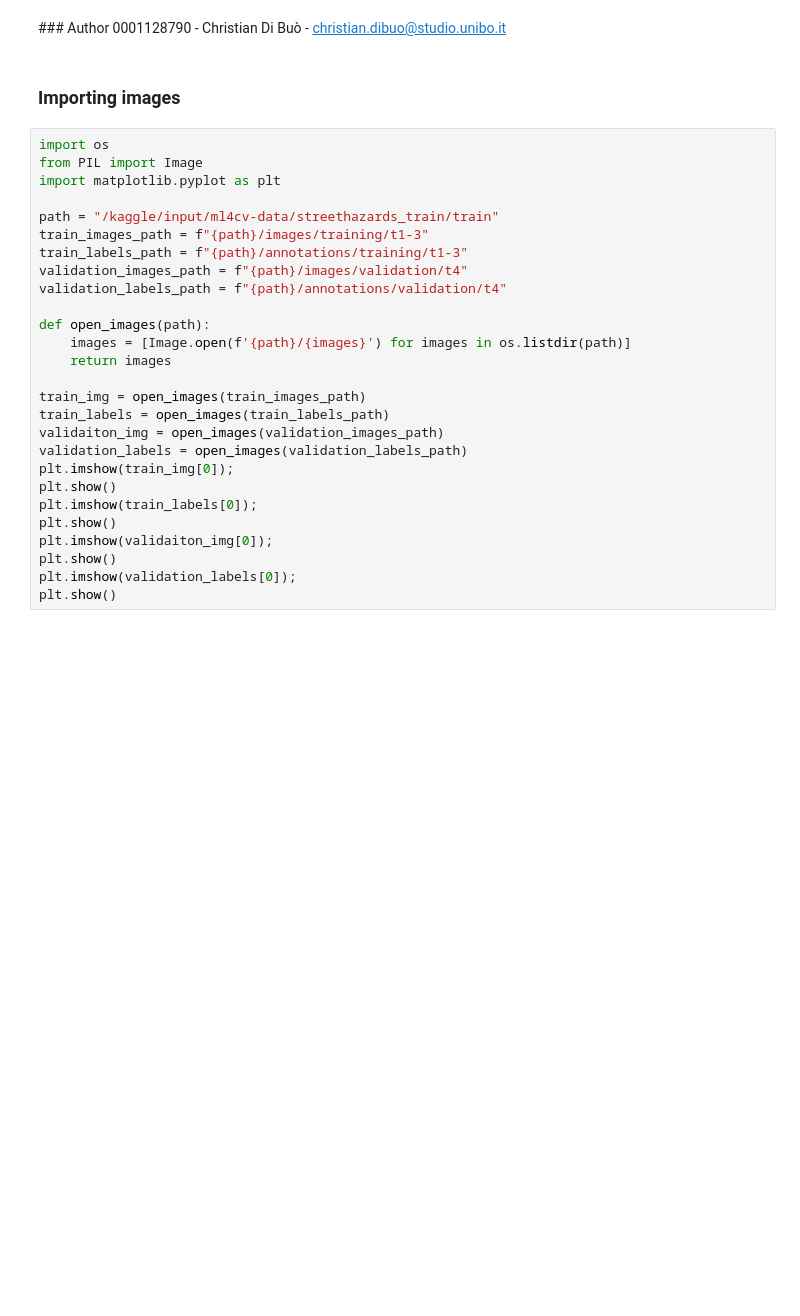
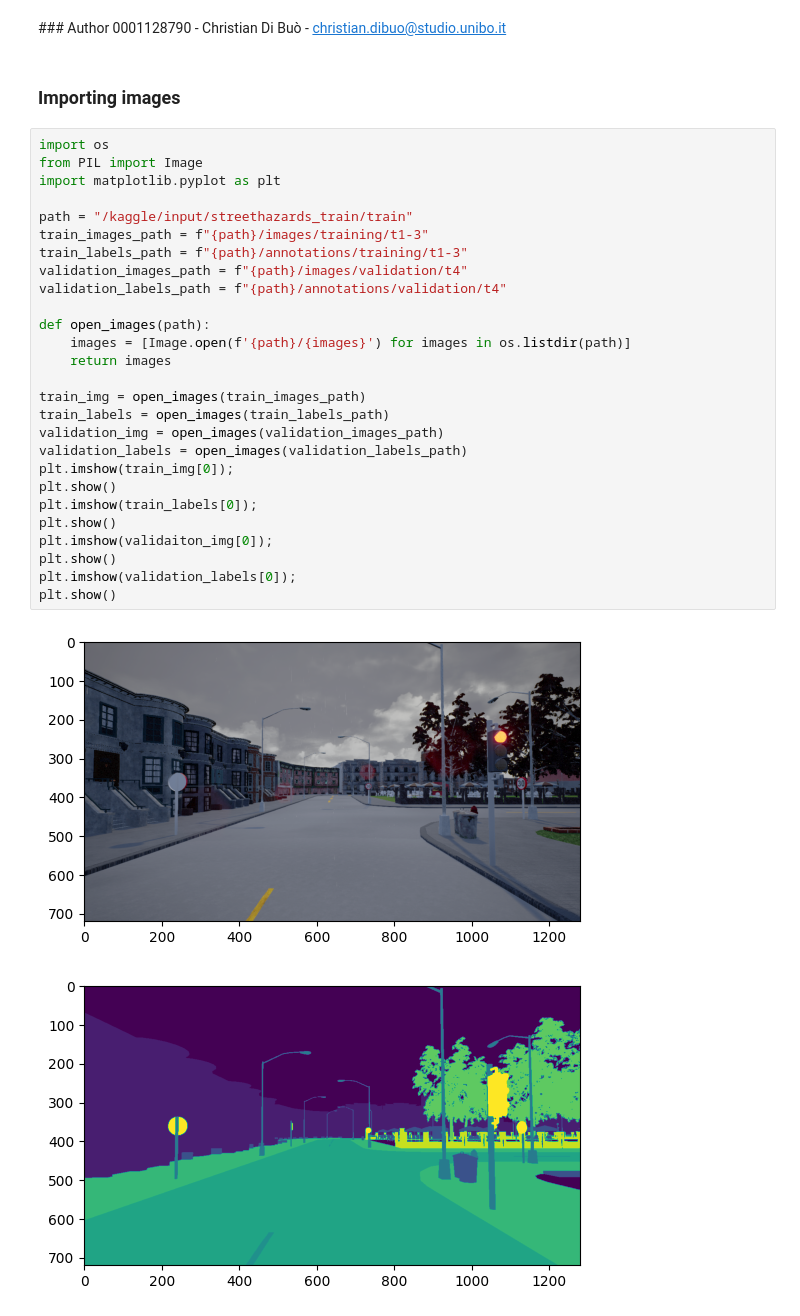
Before and after one commit to christiandibuo/ML4CV---Assignment, a Jupyter notebook: ml4cv_main.ipynb, the cells around one changed output. Drawn from its saved outputs; the diff is of its cells as text; blank space fills up the shorter version.

```diff
--- a/ml4cv_main.ipynb
+++ b/ml4cv_main.ipynb
@@ -6,27 +6,30 @@
 # %%
 import os
 from PIL import Image
 import matplotlib.pyplot as plt
 
-path = "/kaggle/input/ml4cv-data/streethazards_train/train"
+path = "/kaggle/input/streethazards_train/train"
 train_images_path = f"{path}/images/training/t1-3"
 train_labels_path = f"{path}/annotations/training/t1-3"
 validation_images_path = f"{path}/images/validation/t4"
 validation_labels_path = f"{path}/annotations/validation/t4"
 
 def open_images(path):
     images = [Image.open(f'{path}/{images}') for images in os.listdir(path)]
     return images
 
 train_img = open_images(train_images_path)
 train_labels = open_images(train_labels_path)
-validaiton_img = open_images(validation_images_path)
+validation_img = open_images(validation_images_path)
 validation_labels = open_images(validation_labels_path)
 plt.imshow(train_img[0]);
 plt.show()
 plt.imshow(train_labels[0]);
 plt.show()
 plt.imshow(validaiton_img[0]);
 plt.show()
 plt.imshow(validation_labels[0]);
 plt.show()
+# %% [output]
+[figure, added]
+[figure, added]
```
Also changed, not shown: parts of 5 cells of this notebook.
